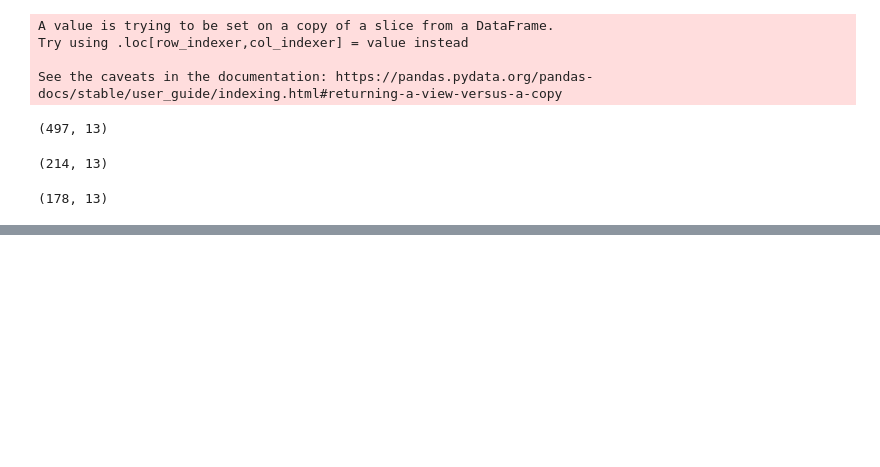
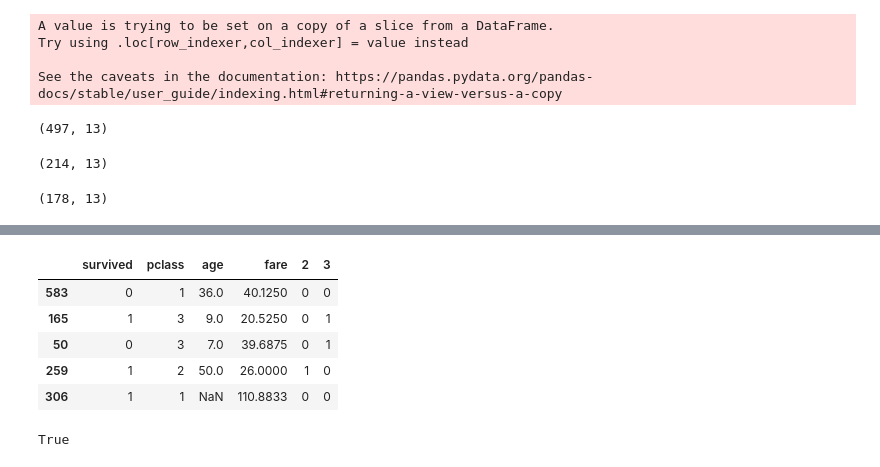
Before and after one commit to matt-c-knight/classification-exercises, a Jupyter notebook: model.ipynb, the cells around one changed output, grey strips where cells are left out. Cells and saved outputs as stored; diff of their text form; code cells hidden in the pictures; blank space fills up the shorter version.

```diff
--- a/model.ipynb
+++ b/model.ipynb
@@ -131,0 +208,2 @@ test.head()
+# %%
+titanic2 = titanic2.drop(columns='passenger_id')
@@ -131,0 +219,4 @@ test.head()
+# %%
+titanic2_dummies = pd.get_dummies(titanic2.pclass, drop_first=True)
+# %%
+titanic2 = pd.concat([titanic2, titanic2_dummies], axis=1)
@@ -131,0 +232,15 @@ test.head()
+# %%
+train, validate, test = titanic_split(titanic2)
+# %%
+train.head()
+# %% [output]
+|  | survived | pclass | age | fare | 2 | 3 |
+| 583 | 0 | 1 | 36.0 | 40.1250 | 0 | 0 |
+| 165 | 1 | 3 | 9.0 | 20.5250 | 0 | 1 |
+| 50 | 0 | 3 | 7.0 | 39.6875 | 0 | 1 |
+| 259 | 1 | 2 | 50.0 | 26.0000 | 1 | 0 |
+| 306 | 1 | 1 | NaN | 110.8833 | 0 | 0 |
+# %%
+train.isnull().values.any()
+# %% [output]
+True
```
Also changed, not shown: parts of 42 cells of this notebook, 6 other files.
